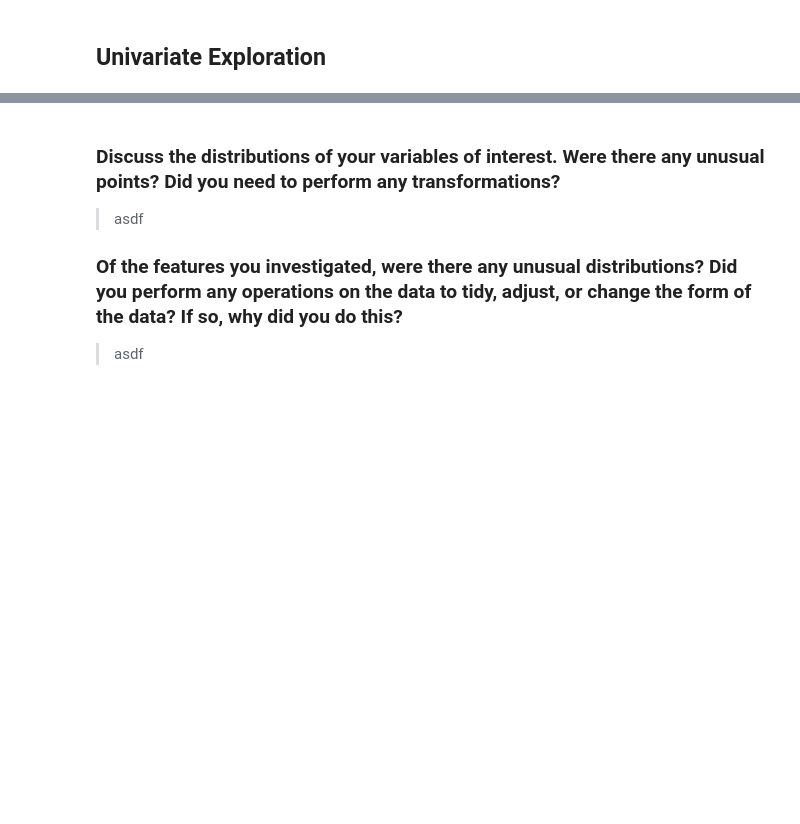
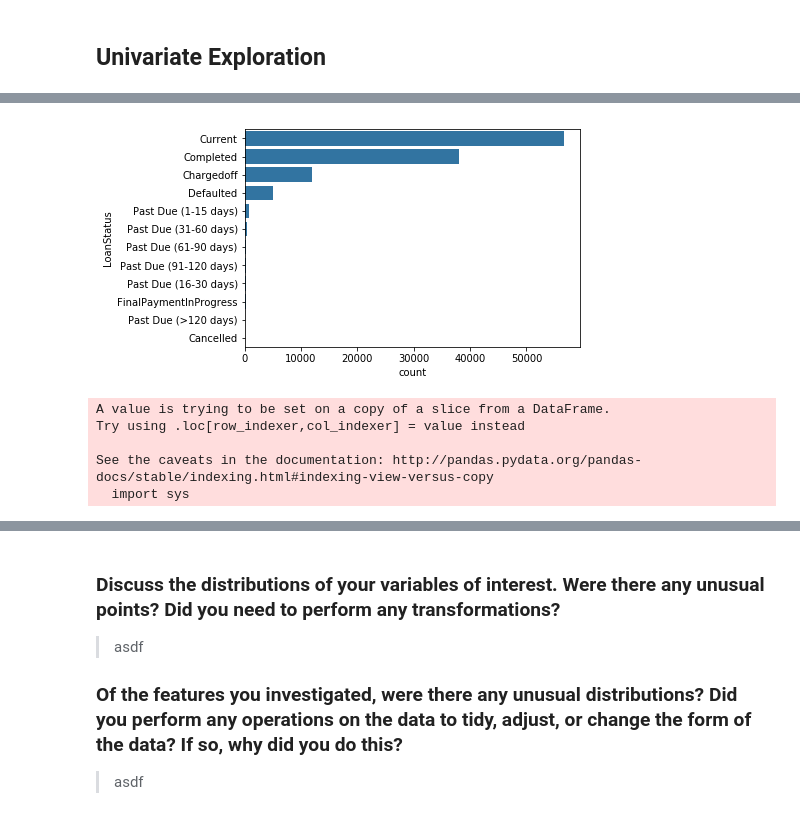
Before and after one commit to deepaksithu/Communicate_Data_Findings_Project, a Jupyter notebook: prosper_loan_data_analysis.ipynb, the cells around one changed output, grey strips where cells are left out. Cells and saved outputs as stored; diff of their text form; code cells hidden in the pictures; blank space fills up the shorter version.

```diff
--- a/prosper_loan_data_analysis.ipynb
+++ b/prosper_loan_data_analysis.ipynb
@@ -358,0 +356,8 @@ prosper.head()
+# %%
+# bar plot of count of listings by LoanStatus ordered by count
+loan_stat_order = prosper['LoanStatus'].value_counts().index
+sns.countplot(data = prosper, y = 'LoanStatus',
+              color = base,
+              order = loan_stat_order);
+# %% [output]
+[figure, added]
@@ -358,0 +372,14 @@ prosper.head()
+# %%
+# set LoanStatus as an ordered categorical variable
+loanstat_dict = {'LoanStatus': ['Past Due (1-15 days)', 'Past Due (16-30 days)', 'Past Due (31-60 days)', 'Past Due (61-90 days)', 'Past Due (91-120 days)', 'Past Due (>120 days)']}
+
+for var in loanstat_dict:
+    ordered_var = pd.api.types.CategoricalDtype(ordered = True,
+                                               categories = loanstat_dict[var])
+    prosper_pastdue[var] = prosper_pastdue[var].astype(ordered_var)
+# %% [output]
+A value is trying to be set on a copy of a slice from a DataFrame.
+Try using .loc[row_indexer,col_indexer] = value instead
+
+See the caveats in the documentation: http://pandas.pydata.org/pandas-docs/stable/indexing.html#indexing-view-versus-copy
+  import sys
```
Also changed, not shown: parts of 19 cells of this notebook.
